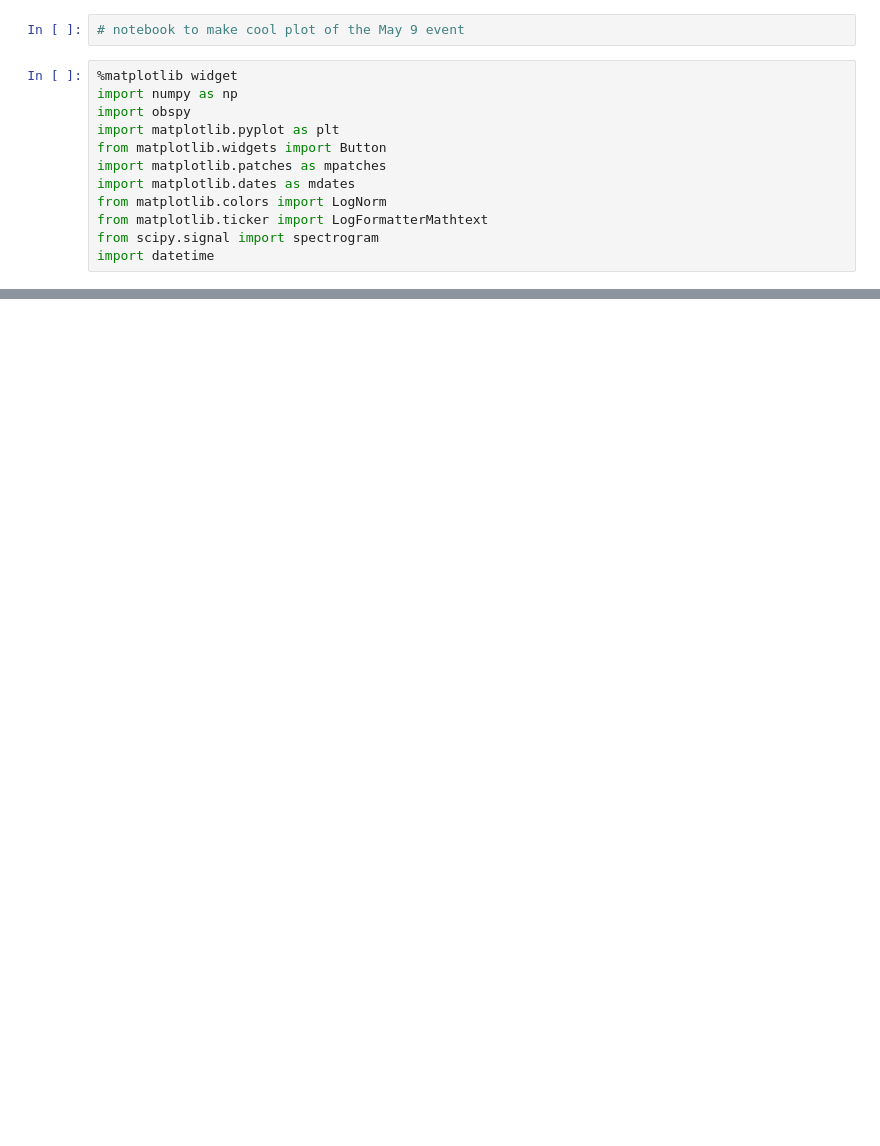
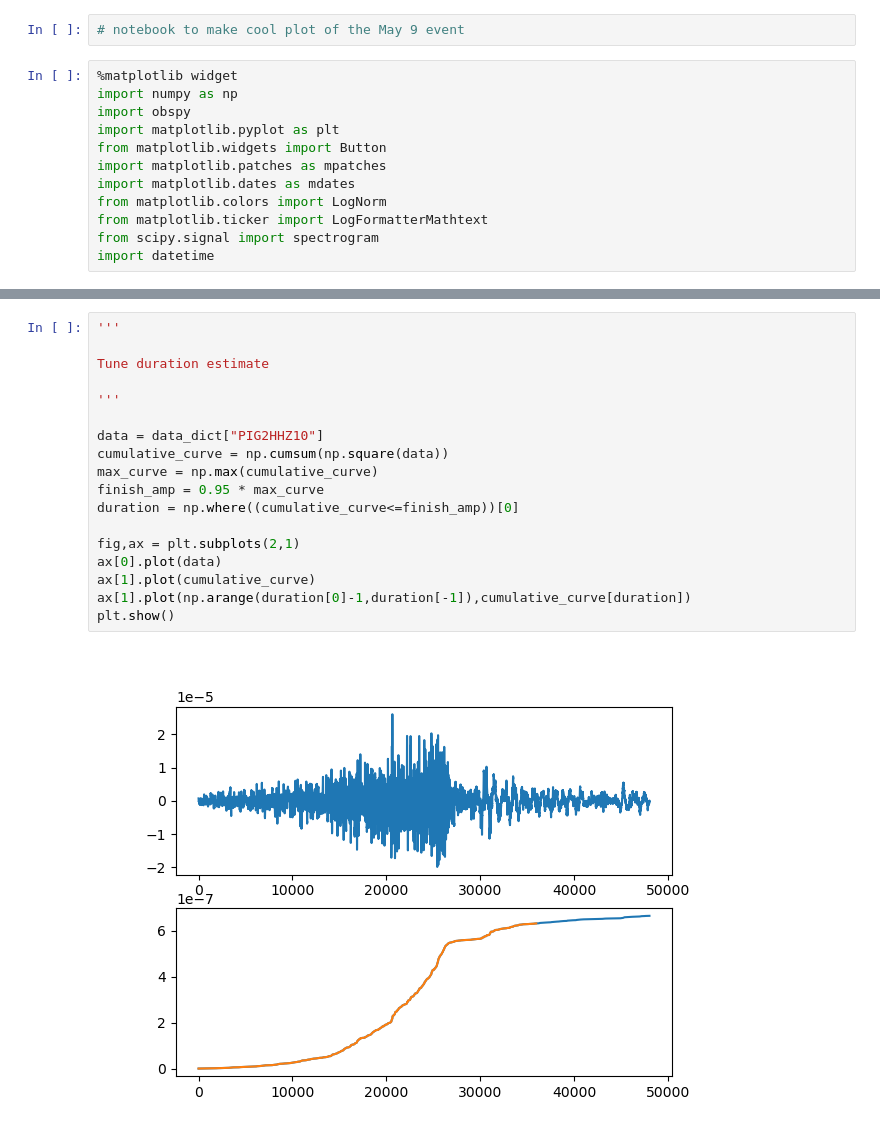
Before and after one commit to stepholinger/may_9, a Jupyter notebook: may_9_plotting.ipynb, the cells around one changed output, grey strips where cells are left out. Drawn from its saved outputs; the diff is of its cells as text; blank space fills up the shorter version.

```diff
--- a/may_9_plotting.ipynb
+++ b/may_9_plotting.ipynb
@@ -273,0 +434,20 @@ plt.show()
+# %%
+'''
+
+Tune duration estimate
+
+'''
+
+data = data_dict["PIG2HHZ10"]
+cumulative_curve = np.cumsum(np.square(data))
+max_curve = np.max(cumulative_curve)
+finish_amp = 0.95 * max_curve
+duration = np.where((cumulative_curve<=finish_amp))[0]
+
+fig,ax = plt.subplots(2,1)
+ax[0].plot(data)
+ax[1].plot(cumulative_curve)
+ax[1].plot(np.arange(duration[0]-1,duration[-1]),cumulative_curve[duration])
+plt.show()
+# %% [output]
+[figure, added]
```
Also changed, not shown: parts of 8 cells of this notebook, 4 other files.
